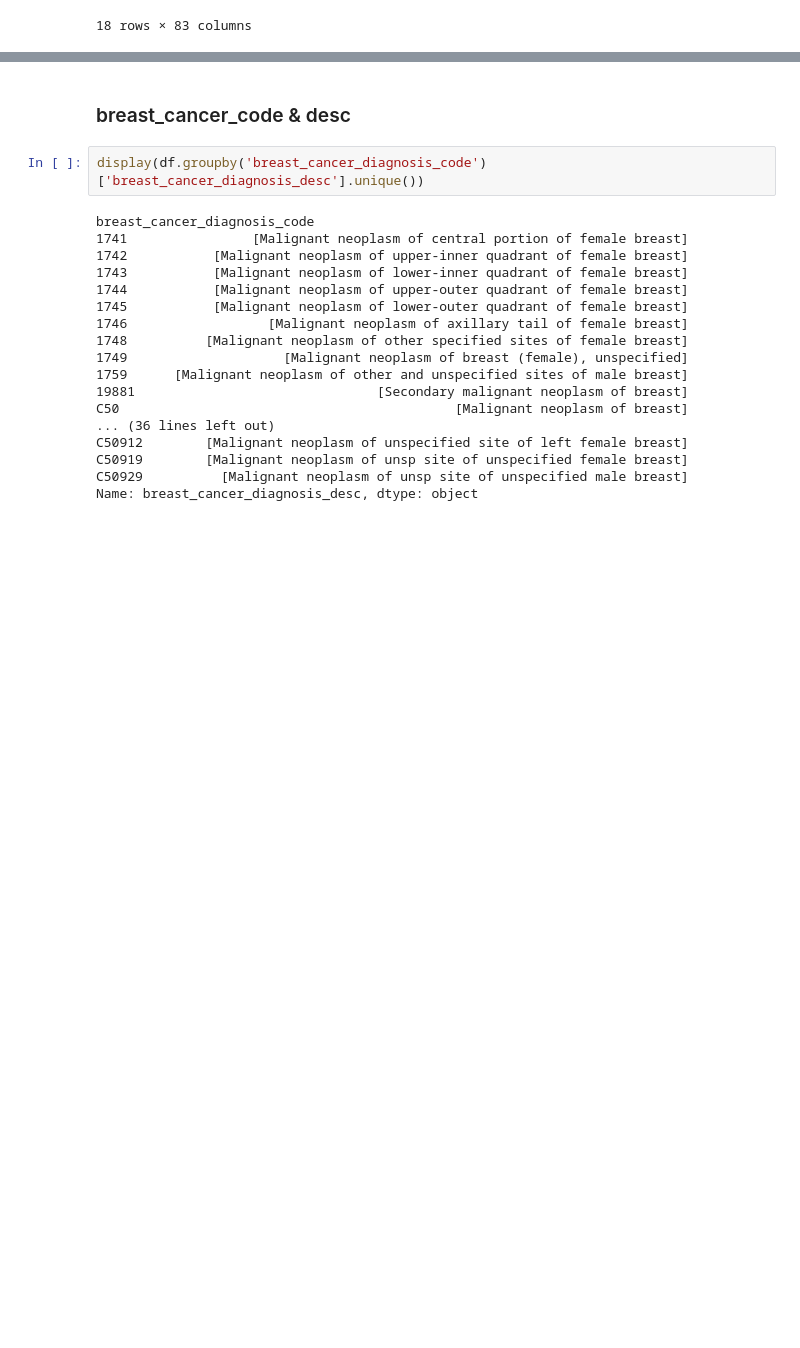
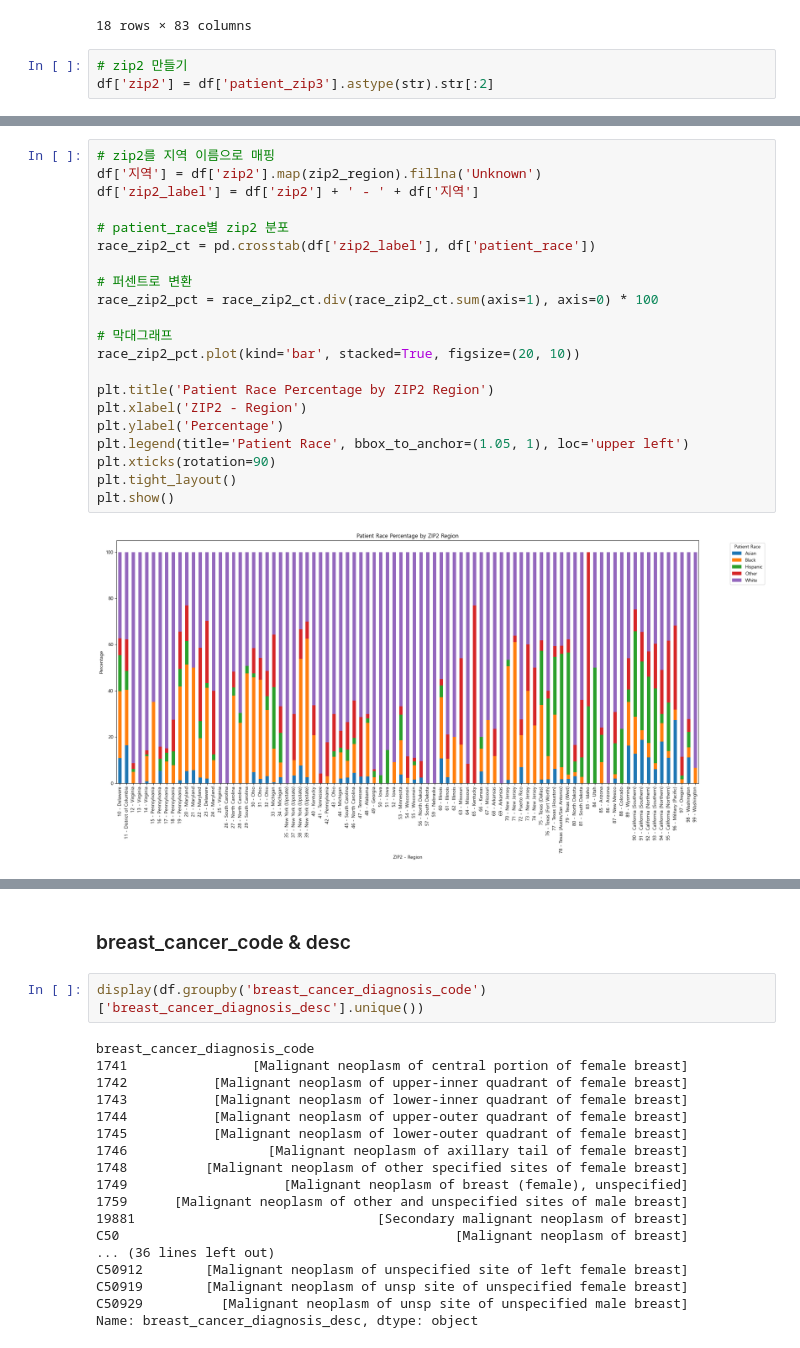
Before and after one commit to songchanho97/metastasis-date-prediction, a Jupyter notebook: 1st-place-wids.ipynb, the cells around one changed output, grey strips where cells are left out. Drawn from its saved outputs; the diff is of its cells as text; blank space fills up the shorter version.

```diff
--- a/1st-place-wids.ipynb
+++ b/1st-place-wids.ipynb
@@ -667,3 +697,6 @@ df[df['patient_zip3'] == 924]
 | 9912 | 397190 | Hispanic | MEDICARE ADVANTAGE | CA | 924 | 74 | F | ... |
 | 10394 | 157995 | Black | MEDICAID | CA | 924 | 38 | F | ... |
 18 rows × 83 columns
+# %%
+# zip2 만들기
+df['zip2'] = df['patient_zip3'].astype(str).str[:2]
@@ -669,0 +743,23 @@ df[df['patient_zip3'] == 924]
+# %%
+# zip2를 지역 이름으로 매핑
+df['지역'] = df['zip2'].map(zip2_region).fillna('Unknown')
+df['zip2_label'] = df['zip2'] + ' - ' + df['지역']
+
+# patient_race별 zip2 분포
+race_zip2_ct = pd.crosstab(df['zip2_label'], df['patient_race'])
+
+# 퍼센트로 변환
+race_zip2_pct = race_zip2_ct.div(race_zip2_ct.sum(axis=1), axis=0) * 100
+
+# 막대그래프
+race_zip2_pct.plot(kind='bar', stacked=True, figsize=(20, 10))
+
+plt.title('Patient Race Percentage by ZIP2 Region')
+plt.xlabel('ZIP2 - Region')
+plt.ylabel('Percentage')
+plt.legend(title='Patient Race', bbox_to_anchor=(1.05, 1), loc='upper left')
+plt.xticks(rotation=90)
+plt.tight_layout()
+plt.show()
+# %% [output]
+[figure, added]
```
Also changed, not shown: parts of 11 cells of this notebook.
